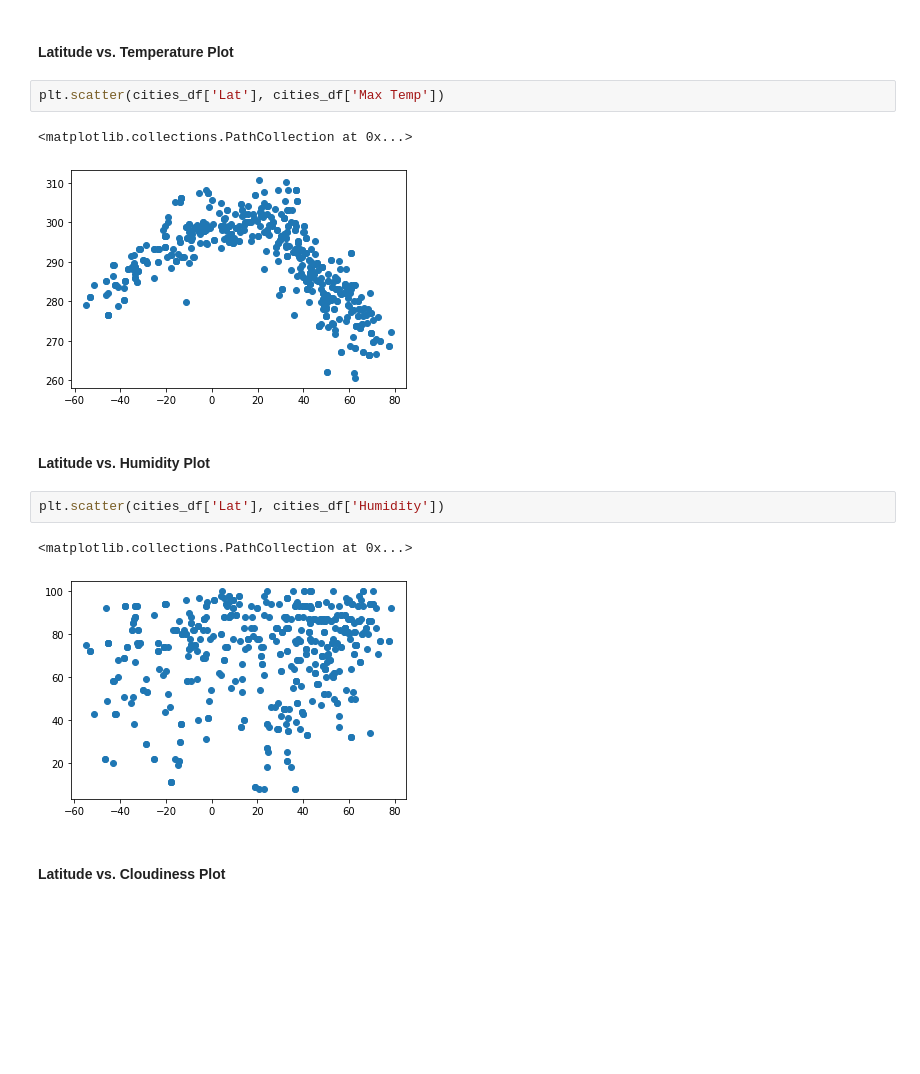
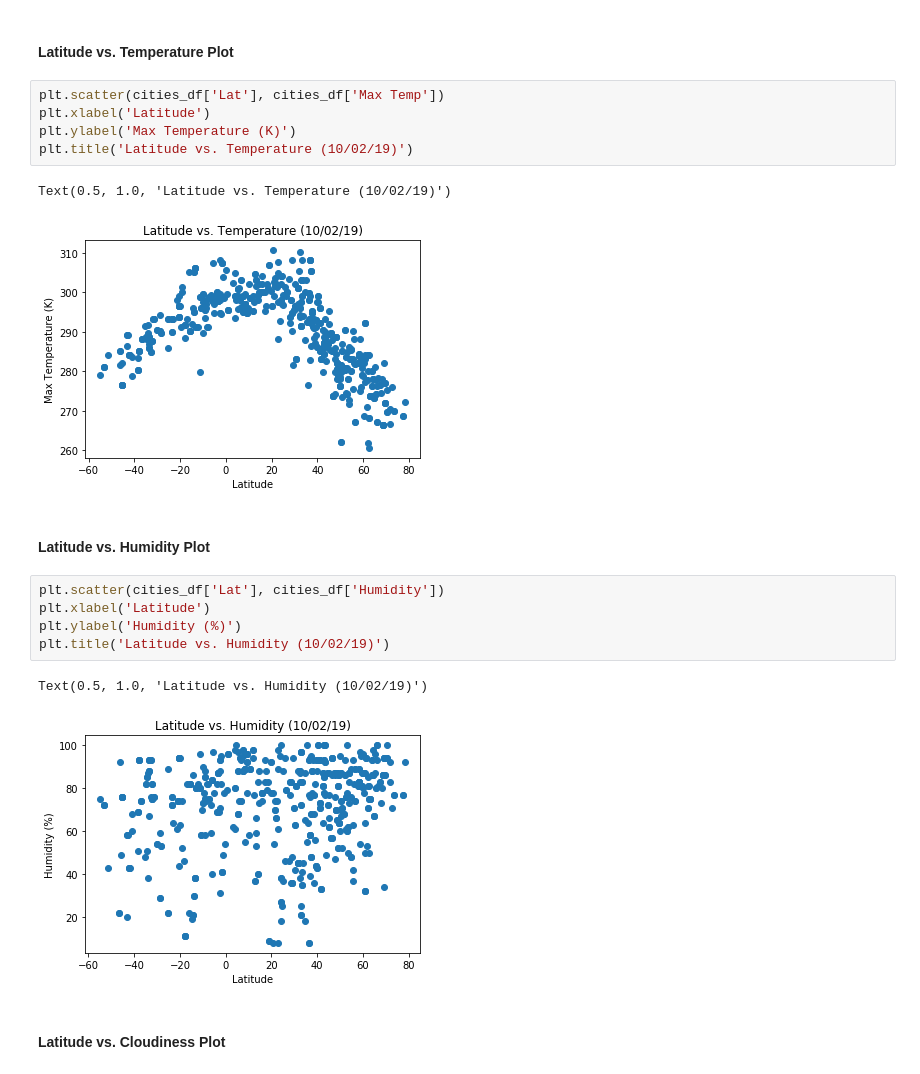
Before and after one commit to mokerlund/Python-API-Challenge, a Jupyter notebook: starter_code/WeatherPy.ipynb, the cells around one changed output. Cells and saved outputs as stored; diff of their text form; blank space fills up the shorter version.

Commit message:
Finished Plots

```diff
--- a/starter_code/WeatherPy.ipynb
+++ b/starter_code/WeatherPy.ipynb
@@ -214,16 +214,22 @@ cities_df.head()
 #### Latitude vs. Temperature Plot
 # %%
 plt.scatter(cities_df['Lat'], cities_df['Max Temp'])
+plt.xlabel('Latitude')
+plt.ylabel('Max Temperature (K)')
+plt.title('Latitude vs. Temperature (10/02/19)')
 # %% [output]
-<matplotlib.collections.PathCollection at 0x...>
+Text(0.5, 1.0, 'Latitude vs. Temperature (10/02/19)')
-[figure, old version]
+[figure, new version]
 # %% [markdown]
 #### Latitude vs. Humidity Plot
 # %%
 plt.scatter(cities_df['Lat'], cities_df['Humidity'])
+plt.xlabel('Latitude')
+plt.ylabel('Humidity (%)')
+plt.title('Latitude vs. Humidity (10/02/19)')
 # %% [output]
-<matplotlib.collections.PathCollection at 0x...>
+Text(0.5, 1.0, 'Latitude vs. Humidity (10/02/19)')
-[figure, old version]
+[figure, new version]
 # %% [markdown]
 #### Latitude vs. Cloudiness Plot
 # %%
```
Also changed, not shown: parts of 2 cells of this notebook.
